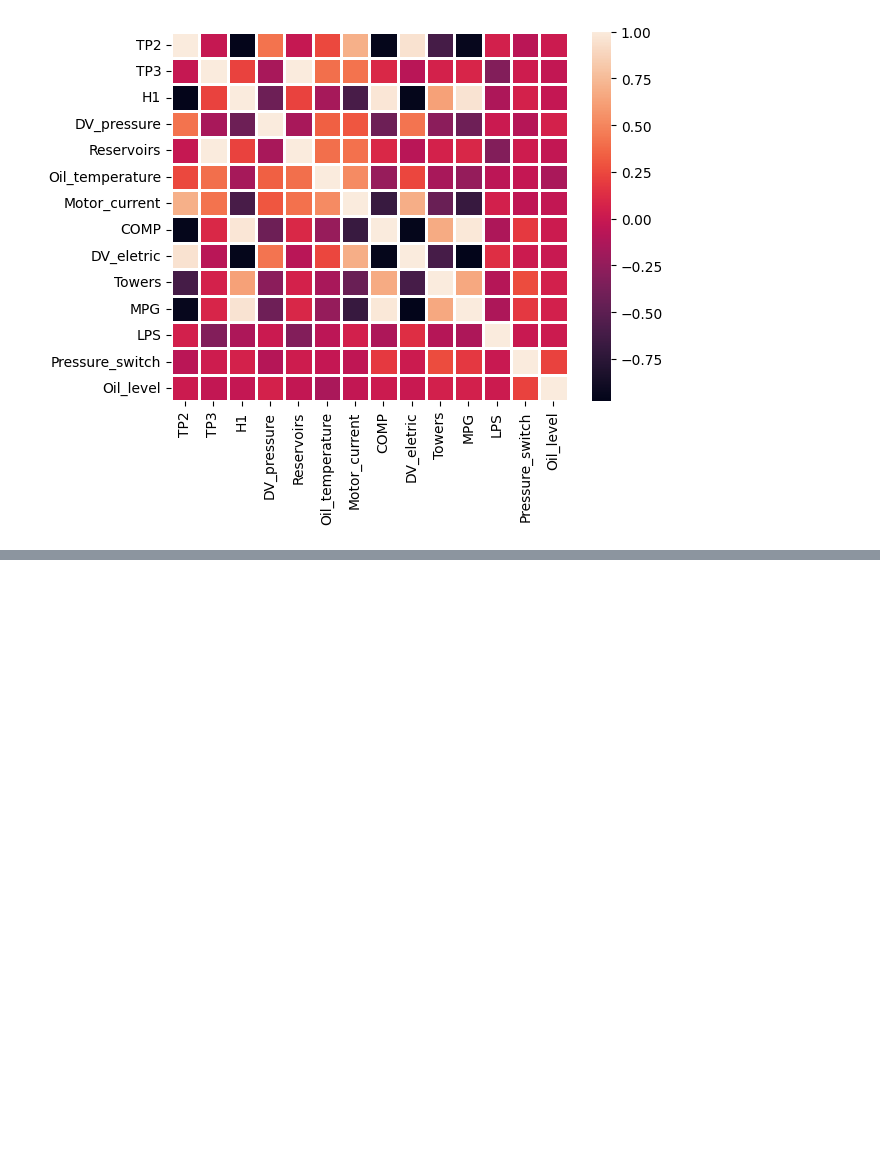
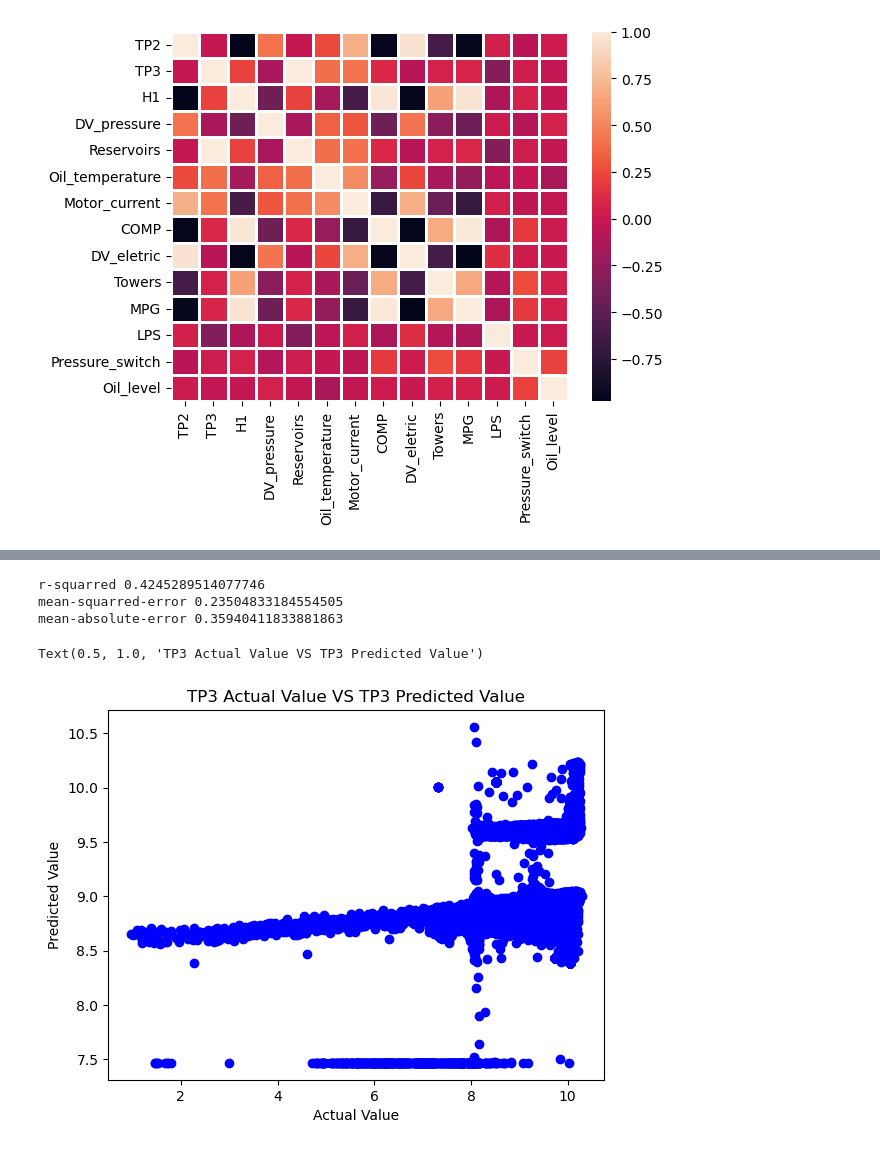
Before and after one commit to Maulik2493/IT496-T18, a Jupyter notebook: 202101019_Harshil_Patel/202101019_Harshil_Patel.ipynb, the cells around one changed output, grey strips where cells are left out. Cells and saved outputs as stored; diff of their text form; code cells hidden in the pictures; blank space fills up the shorter version.

```diff
--- a/202101019_Harshil_Patel/202101019_Harshil_Patel.ipynb
+++ b/202101019_Harshil_Patel/202101019_Harshil_Patel.ipynb
@@ -68,0 +207,41 @@ plt.scatter(x2,y2)
+# %%
+from sklearn.model_selection import train_test_split
+from sklearn.linear_model import LinearRegression as lr
+
+X2 = df[["Motor_current","DV_eletric"]]   # Independent Variables
+Y2 =  df["TP3"]  # Dependent Variable / Target Variable
+
+X_train2 , X_test2 , Y_train2 , Y_test2 = train_test_split(X2,Y2,test_size = 0.2 , random_state = 42)
+# %%
+model = lr()
+
+model.fit(X_train2 , Y_train2)
+
+Y_pred2 = model.predict(X_test2)
+# %%
+from sklearn.metrics import r2_score as re, mean_squared_error as mse, mean_absolute_error as mae
+
+r_squarred2 = re(Y_test2,Y_pred2)
+
+MSE2 = mse(Y_test2,Y_pred2)
+
+MAE2 = mae(Y_test2,Y_pred2)
+
+print("r-squarred",r_squarred2)
+
+print("mean-squarred-error",MSE2)
+
+print("mean-absolute-error",MAE2)
+# %% [output]
+r-squarred 0.4245289514077746
+mean-squarred-error 0.23504833184554505
+mean-absolute-error 0.35940411833881863
+# %%
+plt.scatter(Y_test2,Y_pred2,c = 'blue')
+
+plt.xlabel("Actual Value")
+plt.ylabel("Predicted Value")
+plt.title("TP3 Actual Value VS TP3 Predicted Value")
+# %% [output]
+Text(0.5, 1.0, 'TP3 Actual Value VS TP3 Predicted Value')
+[figure, added]
```
Also changed, not shown: parts of 10 cells of this notebook.
